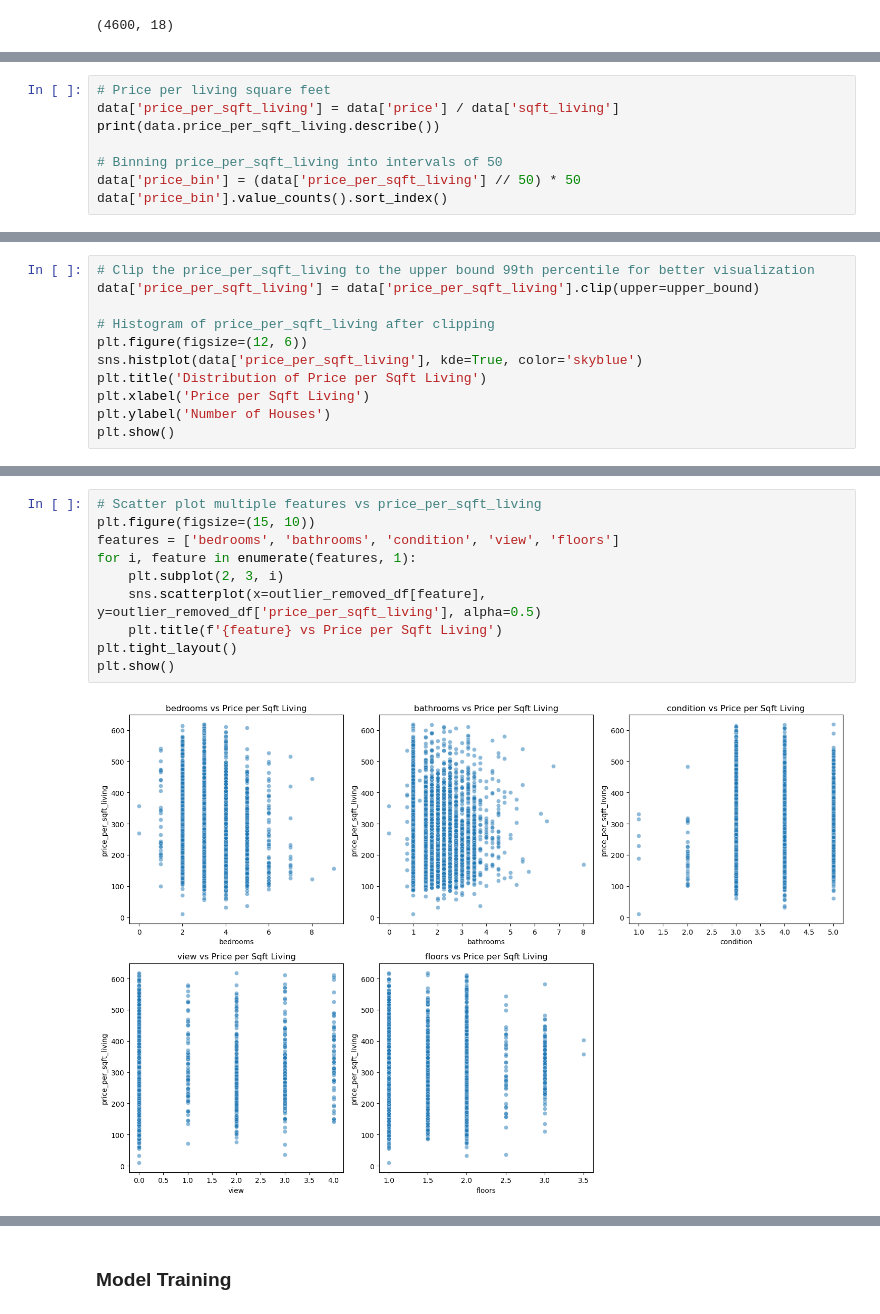
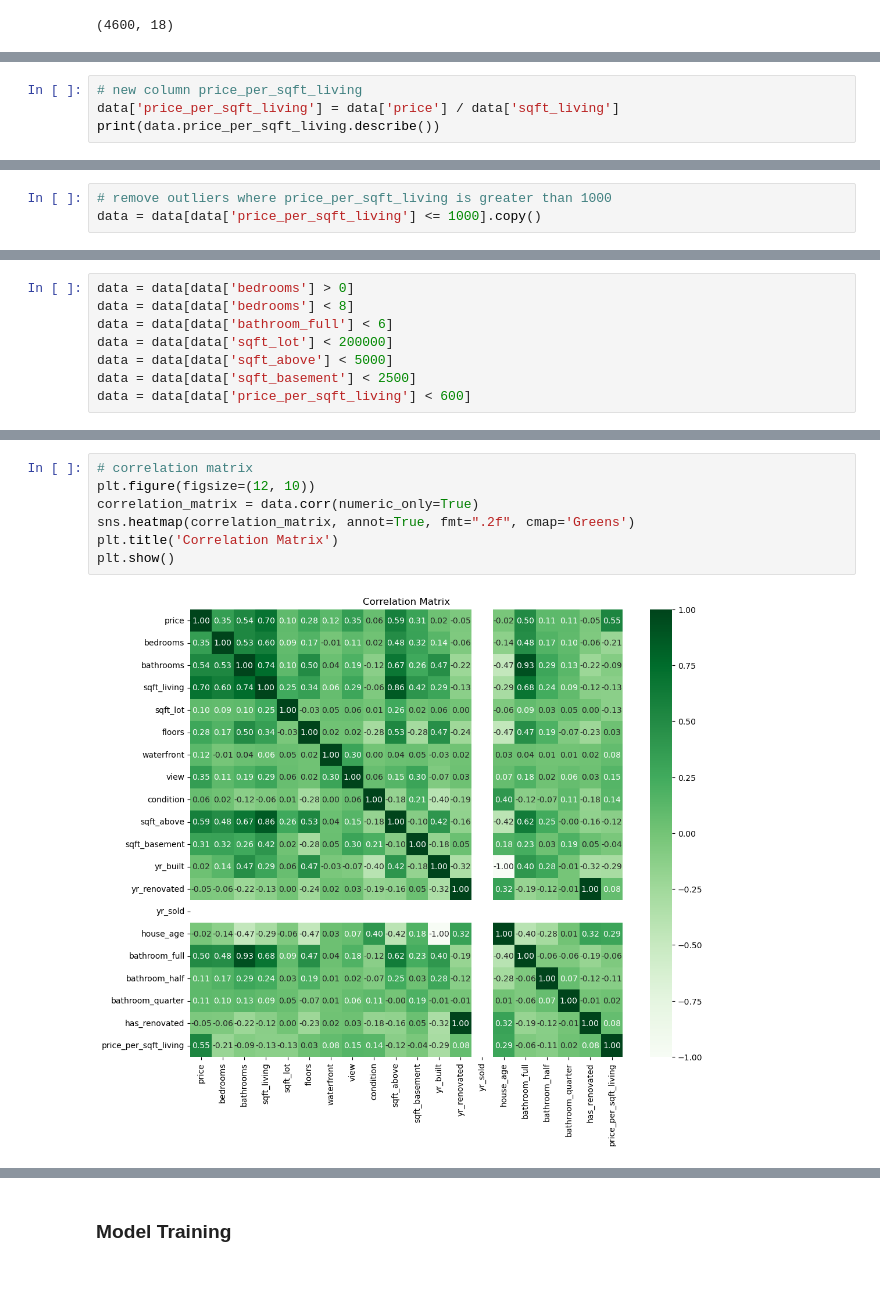
Before and after one commit to uruha8Rushia/house-price-prediction, a Jupyter notebook: hpp.ipynb, the cells around one changed output, grey strips where cells are left out. Cells and saved outputs as stored; diff of their text form; blank space fills up the shorter version.

```diff
--- a/hpp.ipynb
+++ b/hpp.ipynb
@@ -161,9 +392,5 @@ data.drop(columns='yr_renovated', inplace=True)
 # %%
-# Price per living square feet
+# new column price_per_sqft_living
 data['price_per_sqft_living'] = data['price'] / data['sqft_living']
 print(data.price_per_sqft_living.describe())
-
-# Binning price_per_sqft_living into intervals of 50
-data['price_bin'] = (data['price_per_sqft_living'] // 50) * 50
-data['price_bin'].value_counts().sort_index()
 # %% [output]
@@ -214,11 +416,0 @@ Upper bound (99th percentile): 618.4462377420167
-# %%
-# Clip the price_per_sqft_living to the upper bound 99th percentile for better visualization
-data['price_per_sqft_living'] = data['price_per_sqft_living'].clip(upper=upper_bound)
-
-# Histogram of price_per_sqft_living after clipping
-plt.figure(figsize=(12, 6))
-sns.histplot(data['price_per_sqft_living'], kde=True, color='skyblue')
-plt.title('Distribution of Price per Sqft Living')
-plt.xlabel('Price per Sqft Living')
-plt.ylabel('Number of Houses')
-plt.show()
@@ -252,0 +428,3 @@ plt.show()
+# %%
+# remove outliers where price_per_sqft_living is greater than 1000
+data = data[data['price_per_sqft_living'] <= 1000].copy()
@@ -252,0 +481,8 @@ plt.show()
+# %%
+data = data[data['bedrooms'] > 0]
+data = data[data['bedrooms'] < 8]
+data = data[data['bathroom_full'] < 6]
+data = data[data['sqft_lot'] < 200000]
+data = data[data['sqft_above'] < 5000]
+data = data[data['sqft_basement'] < 2500]
+data = data[data['price_per_sqft_living'] < 600]
@@ -253,12 +500,9 @@ plt.show()
 # %%
-# Scatter plot multiple features vs price_per_sqft_living
-plt.figure(figsize=(15, 10))
-features = ['bedrooms', 'bathrooms', 'condition', 'view', 'floors']
-for i, feature in enumerate(features, 1):
-    plt.subplot(2, 3, i)
-    sns.scatterplot(x=outlier_removed_df[feature], y=outlier_removed_df['price_per_sqft_living'], alpha=0.5)
-    plt.title(f'{feature} vs Price per Sqft Living')
-plt.tight_layout()
+# correlation matrix
+plt.figure(figsize=(12, 10))
+correlation_matrix = data.corr(numeric_only=True)
+sns.heatmap(correlation_matrix, annot=True, fmt=".2f", cmap='Greens')
+plt.title('Correlation Matrix')
 plt.show()
 # %% [output]
-[figure, old version]
+[figure, new version]
```
Also changed, not shown: parts of 76 cells of this notebook, 5 other files.
